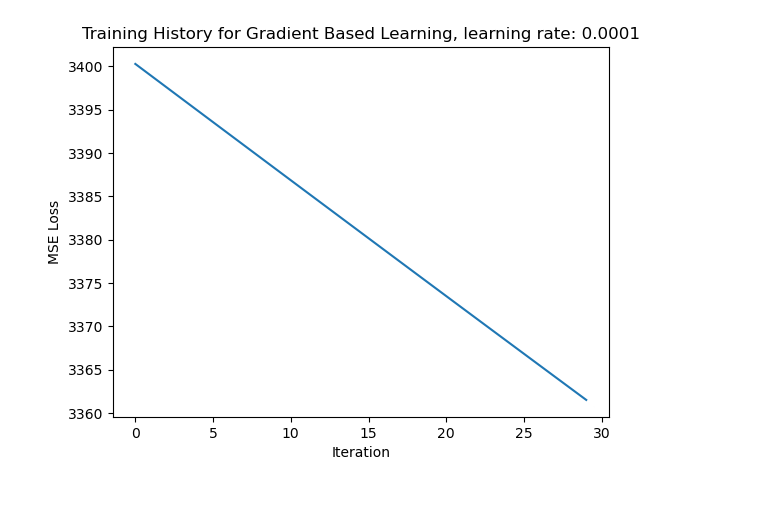
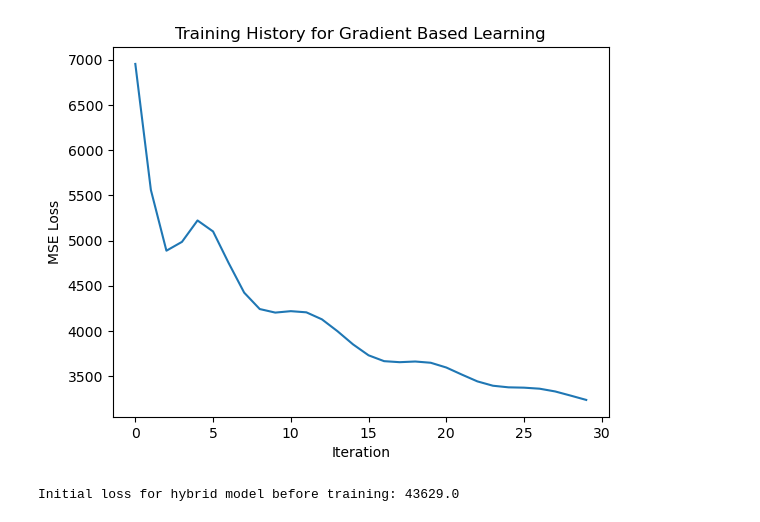
Before and after one commit to iitimii/Neural-Networks-Learning-Without-Gradient-Descent, a Jupyter notebook: comparison.ipynb, the cells around one changed output. Cells and saved outputs as stored; diff of their text form; code cells hidden in the pictures.

```diff
--- a/comparison.ipynb
+++ b/comparison.ipynb
@@ -10,0 +11,7 @@ from sklearn.datasets import Flo
+# %%
+data = load_diabetes()
+X, y = data.data, data.target
+y = np.expand_dims(y, 1)
+X = np.float32(X)
+y = np.float32(y)
+X.shape, y.shape
@@ -11,12 +20,17 @@ from sklearn.datasets import Flo
+# %%
+input_size = X.shape[1]
+num_iterations = 30
+X = torch.Tensor(X)
+y = torch.tensor(y)
 # %%
-# attempt to learn a function that returns the sum of inputs
+# num_examples = 1000
+# num_iterations = 100
+# input_size = 10
 
-num_examples = 1000
-num_iterations = 30
-input_size = 10
-
-X = torch.randn(num_examples, input_size)
-y = X.sum(dim=1, keepdim=True)
+# X = torch.randn(num_examples, input_size)
+# y = X.su
+#
+# m(dim=1, keepdim=True)
 # %%
 search_model = SearchModel(input_size=input_size, hidden_sizes=[5, 4], output_size=1,
                 weight_range=[-5, 5], bias_range=[-5, 5],
@@ -59,5 +85,4 @@ MSE loss: 837.1102294921875
 # %%
-learning_rate = 1e-4
-gradient_model.initialize_parameters()
-history_grad_lr4 = gradient_model.train_model(X, y, num_iterations, learning_rate)
+learning_rate = 1e-1
+history_grad = gradient_model.train_model(X, y, num_iterations, learning_rate)
 # %% [output]
@@ -87,9 +111,18 @@ MSE loss: 3360.160888671875
 # %%
-plt.plot(history_grad_lr4)
+plt.plot(history_grad)
 plt.xlabel('Iteration')
 plt.ylabel('MSE Loss')
-plt.title(f'Training History for Gradient Based Learning, learning rate: {learning_rate}')
+plt.title(f'Training History for Gradient Based Learning')
 plt.show()
 # %% [output]
-[figure, old version]
+[figure, new version]
+# %%
+hybrid_model = HybridModel(input_size=input_size, hidden_sizes=[5, 4], output_size=1,
+                weight_range=[-5, 5], bias_range=[-5, 5],
+                weight_range_size=100, bias_range_size=100)
+
+loss = hybrid_model.evaluate(X, y)
+print(f"Initial loss for hybrid model before training: {loss}")
+# %% [output]
+Initial loss for hybrid model before training: 43629.0
 # %%
```
Also changed, not shown: parts of 24 cells of this notebook, 11 other files.
